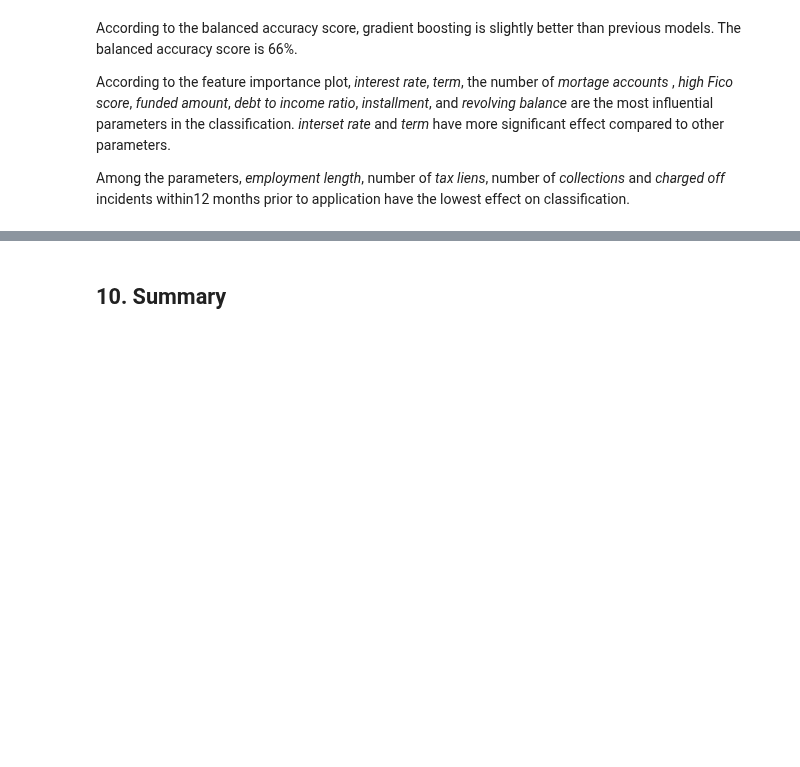
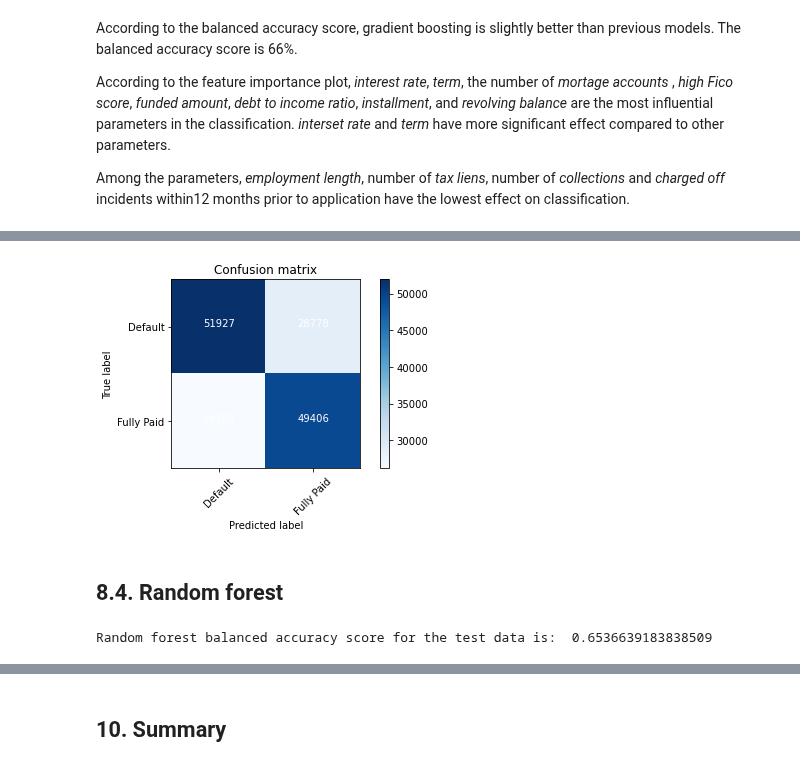
Before and after one commit to somayehY/SomayeYoussefi, a Jupyter notebook: LendingClub/LendingClub_preprocessing_modeling.ipynb, the cells around one changed output, grey strips where cells are left out. Cells and saved outputs as stored; diff of their text form; code cells hidden in the pictures; blank space fills up the shorter version.

```diff
--- a/LendingClub/LendingClub_preprocessing_modeling.ipynb
+++ b/LendingClub/LendingClub_preprocessing_modeling.ipynb
@@ -1163,0 +935,3 @@ plt.title('Cross-validation score as training set size increases');
+# %%
+dt_y_pred =pd.Series(dt_y_pred)
+print(classification_report(dt_y_pred, y_test))
@@ -1163,0 +947,14 @@ plt.title('Cross-validation score as training set size increases');
+# %%
+# Plot confusion matrix
+
+confusion_matrix_dt = confusion_matrix(dt_y_pred, y_test)
+plot_confusion_matrix(confusion_matrix_dt)
+# %% [output]
+[figure, added]
+# %% [markdown]
+## 8.4. Random forest <a class='anchor' id='rf_test'><a/>
+# %%
+rf_y_pred = rf_grid_cv2.best_estimator_.predict(X_test)
+print('Random forest balanced accuracy score for the test data is: ', balanced_accuracy_score(y_test, rf_y_pred))
+# %% [output]
+Random forest balanced accuracy score for the test data is:  0.6536639183838509
```
Also changed, not shown: parts of 102 cells of this notebook.
